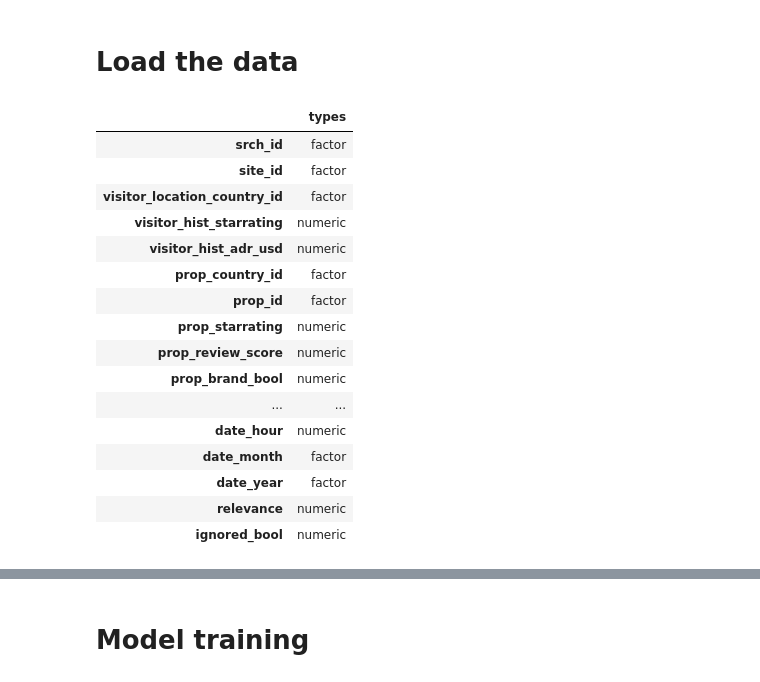
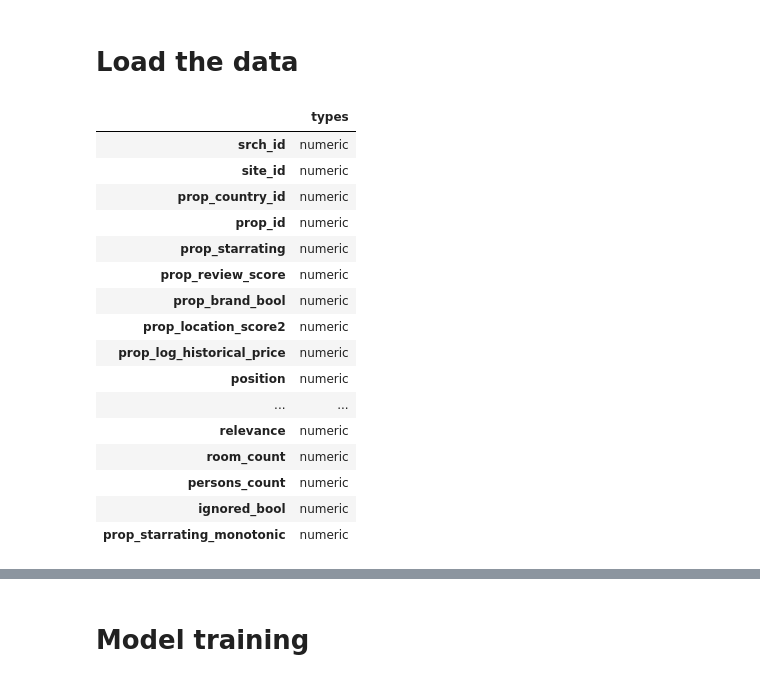
Before and after one commit to silesbu/dmt41, a Jupyter notebook: assignment2/R_lambdamart_model.ipynb, the cells around one changed output, grey strips where cells are left out. Drawn from its saved outputs; the diff is of its cells as text; code cells hidden in the pictures.

```diff
--- a/assignment2/R_lambdamart_model.ipynb
+++ b/assignment2/R_lambdamart_model.ipynb
@@ -142,40 +145,44 @@ load_part <- function(path,nrows = -1,skip = 1,colClasses = NA){
     return(df)
 }
 # %%
-trainPath <- "/home/kevin/data_mining/data/assignment2/Balanced_Data_DM/underTrain.csv"
-validPath <- "/home/kevin/data_mining/data/assignment2/Balanced_Data_DM/underValidation.csv"
-testPath <- "/home/kevin/data_mining/data/assignment2/Split_Data_DM/mod_test.csv"
+# Set file paths and columns
+trainPath <- "/home/kevin/data_mining/data/assignment2/Balanced_Data/underTrain.csv"
+validPath <- "/home/kevin/data_mining/data/assignment2/Balanced_Data/underValidation.csv"
+testPath <- "/home/kevin/data_mining/data/assignment2/split_data_dm/mod_test.csv"
 
 trainNames <- colnames(read.csv(trainPath,nrows = 1))
+testNames <- colnames(read.csv(testPath,nrows = 1))
 
 # Initialize types to numeric
 types <- c(1:length(trainNames))
 types[] <- "numeric"
 
 # Initialize type dataframe
 types <- data.frame(types=types,stringsAsFactors=FALSE)
 rownames(types) <- trainNames
 
 # Set types manually
-types[c(1,2,3,6,7,17,55,56),] = "factor"
+#factors <- c("site_id","prop_country_id","prop_id","srch_destination_id","date_month","date_year")
+
+#types[factors,] <- "factor"
 
 types
 # %% [output]
 |  | types |
-| srch_id | factor |
-| site_id | factor |
-| visitor_location_country_id | factor |
-| visitor_hist_starrating | numeric |
-| visitor_hist_adr_usd | numeric |
-| prop_country_id | factor |
-| prop_id | factor |
+| srch_id | numeric |
+| site_id | numeric |
+| prop_country_id | numeric |
+| prop_id | numeric |
 | prop_starrating | numeric |
 | prop_review_score | numeric |
 | prop_brand_bool | numeric |
+| prop_location_score2 | numeric |
+| prop_log_historical_price | numeric |
+| position | numeric |
 | ... | ... |
-| date_hour | numeric |
-| date_month | factor |
-| date_year | factor |
 | relevance | numeric |
+| room_count | numeric |
+| persons_count | numeric |
 | ignored_bool | numeric |
+| prop_starrating_monotonic | numeric |
 # %%
```
Also changed, not shown: parts of 13 cells of this notebook, 2 other files.
